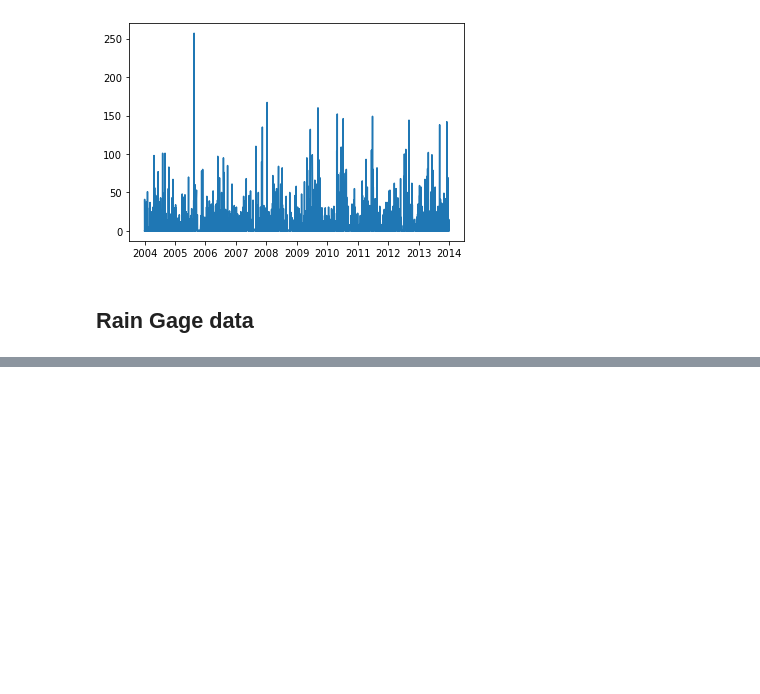
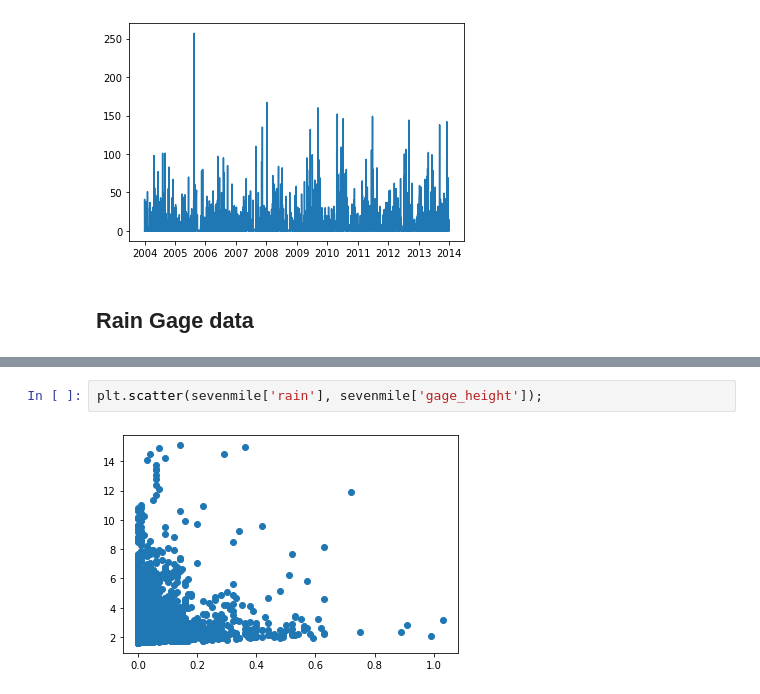
Before and after one commit to richardbradshaw/Nashville_Streams, a Jupyter notebook: Nashville_Streams.ipynb, the cells around one changed output, grey strips where cells are left out. Drawn from its saved outputs; the diff is of its cells as text; blank space fills up the shorter version.

```diff
--- a/Nashville_Streams.ipynb
+++ b/Nashville_Streams.ipynb
@@ -128,0 +253,4 @@ plt.plot(precip['date'], precip['value']);
+# %%
+plt.scatter(sevenmile['rain'], sevenmile['gage_height']);
+# %% [output]
+[figure, added]
```
Also changed, not shown: parts of 17 cells of this notebook.
